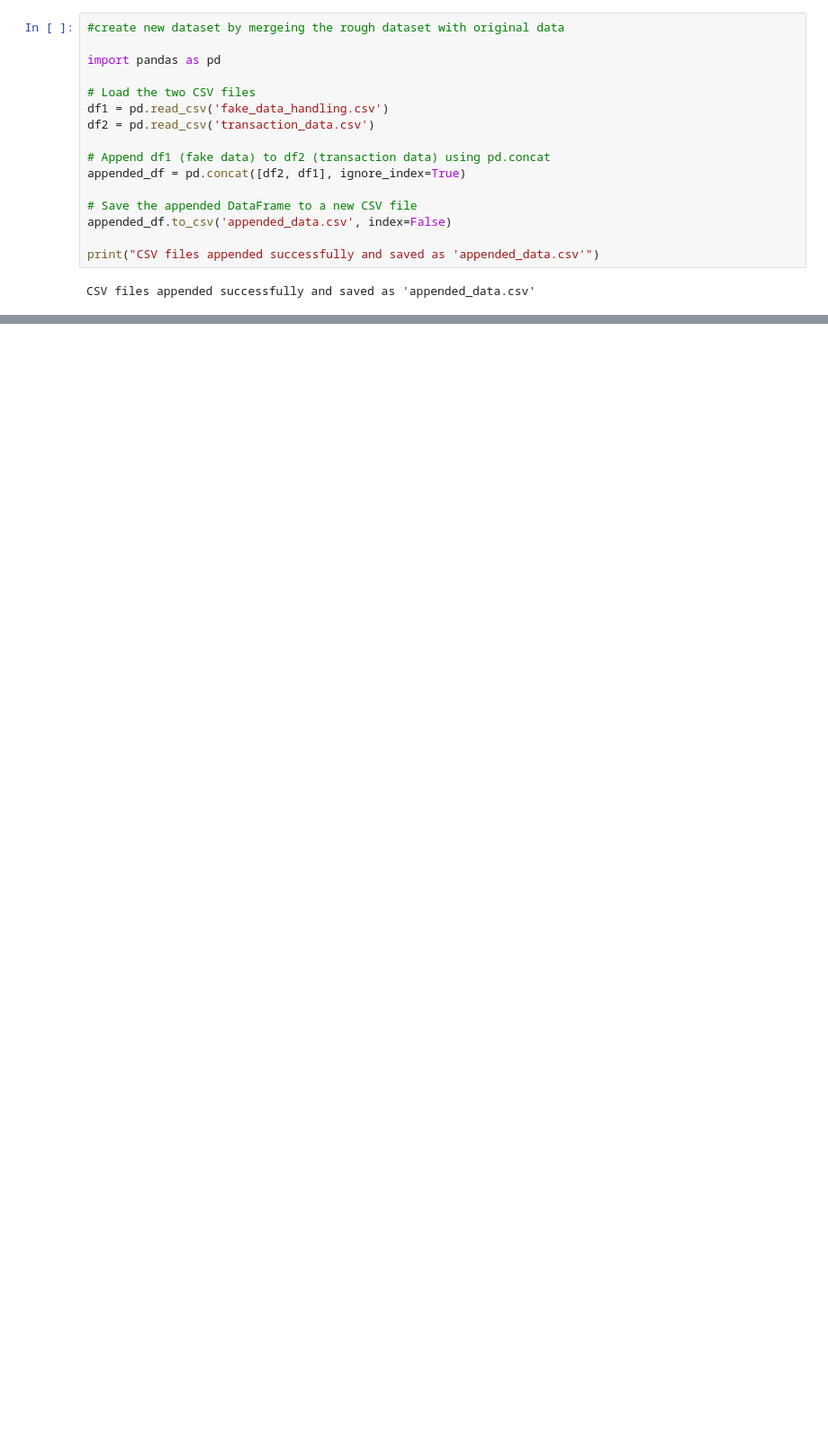
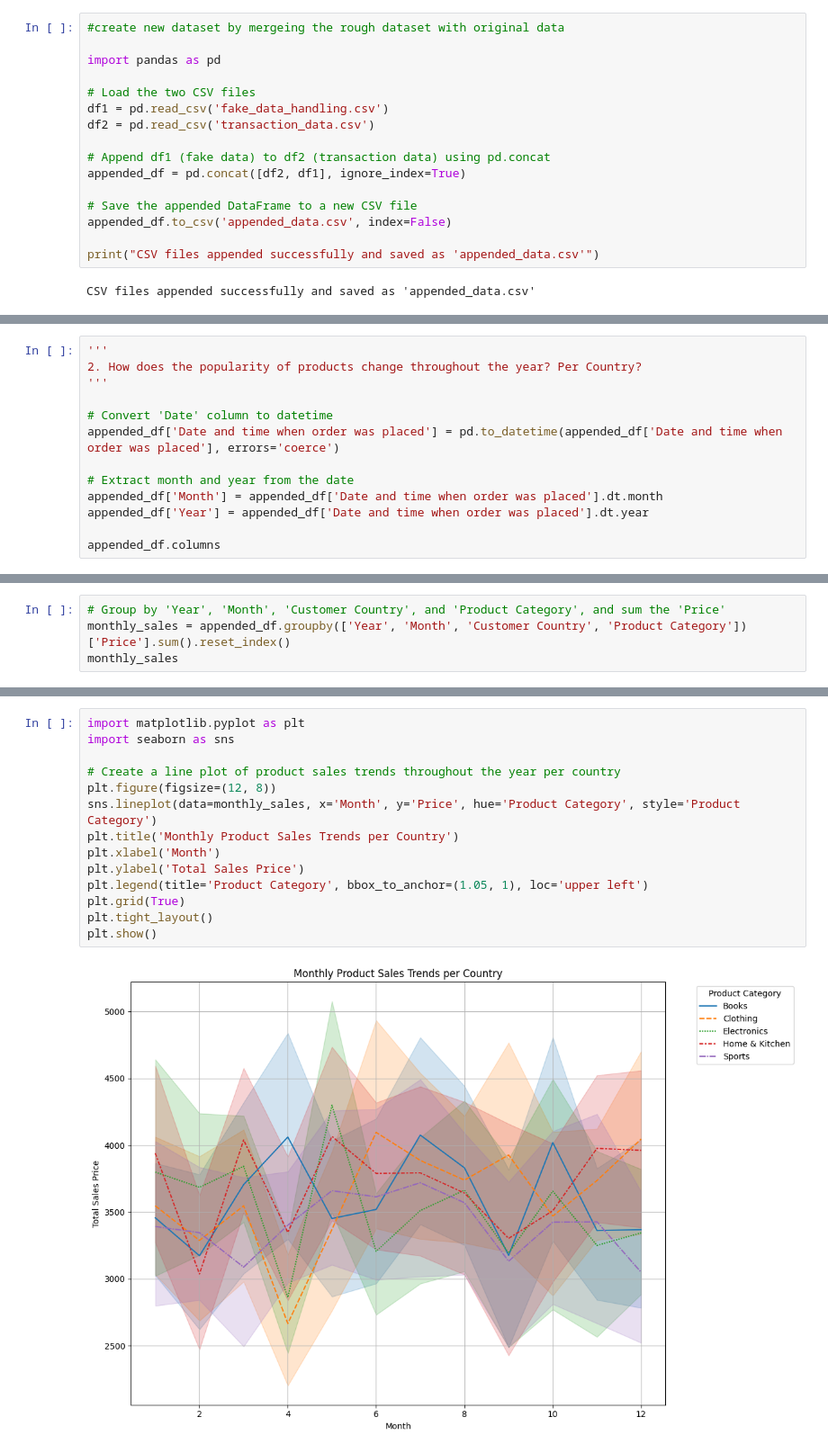
Before and after one commit to Manoj797/Revature_p1, a Jupyter notebook: dataanalysis.ipynb, the cells around one changed output, grey strips where cells are left out. Shown at 90% size. Cells and saved outputs as stored; diff of their text form; blank space fills up the shorter version.

```diff
--- a/dataanalysis.ipynb
+++ b/dataanalysis.ipynb
@@ -320,0 +435,13 @@ CSV files appended successfully and saved as 'appended_data.csv'
+# %%
+'''
+2. How does the popularity of products change throughout the year? Per Country?
+'''
+
+# Convert 'Date' column to datetime
+appended_df['Date and time when order was placed'] = pd.to_datetime(appended_df['Date and time when order was placed'], errors='coerce')
+
+# Extract month and year from the date
+appended_df['Month'] = appended_df['Date and time when order was placed'].dt.month
+appended_df['Year'] = appended_df['Date and time when order was placed'].dt.year
+
+appended_df.columns
@@ -320,0 +456,4 @@ CSV files appended successfully and saved as 'appended_data.csv'
+# %%
+# Group by 'Year', 'Month', 'Customer Country', and 'Product Category', and sum the 'Price'
+monthly_sales = appended_df.groupby(['Year', 'Month', 'Customer Country', 'Product Category'])['Price'].sum().reset_index()
+monthly_sales
@@ -320,0 +487,16 @@ CSV files appended successfully and saved as 'appended_data.csv'
+# %%
+import matplotlib.pyplot as plt
+import seaborn as sns
+
+# Create a line plot of product sales trends throughout the year per country
+plt.figure(figsize=(12, 8))
+sns.lineplot(data=monthly_sales, x='Month', y='Price', hue='Product Category', style='Product Category')
+plt.title('Monthly Product Sales Trends per Country')
+plt.xlabel('Month')
+plt.ylabel('Total Sales Price')
+plt.legend(title='Product Category', bbox_to_anchor=(1.05, 1), loc='upper left')
+plt.grid(True)
+plt.tight_layout()
+plt.show()
+# %% [output]
+[figure, added]
```
Also changed, not shown: parts of 12 cells of this notebook.
